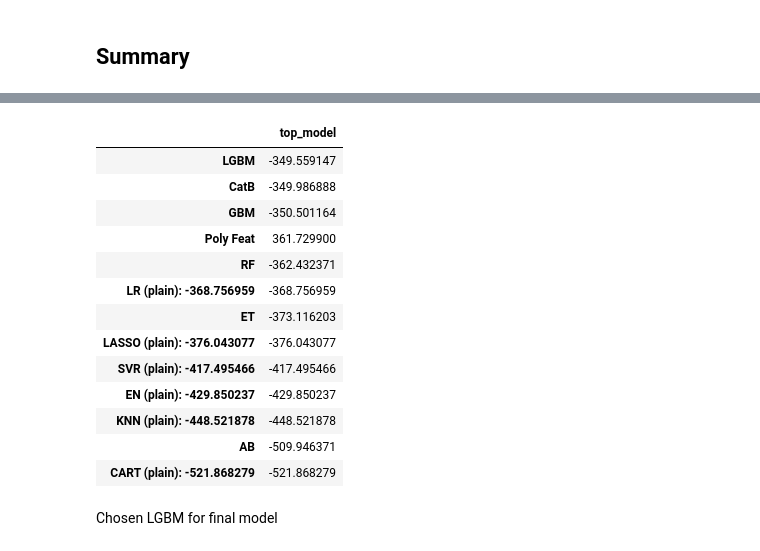
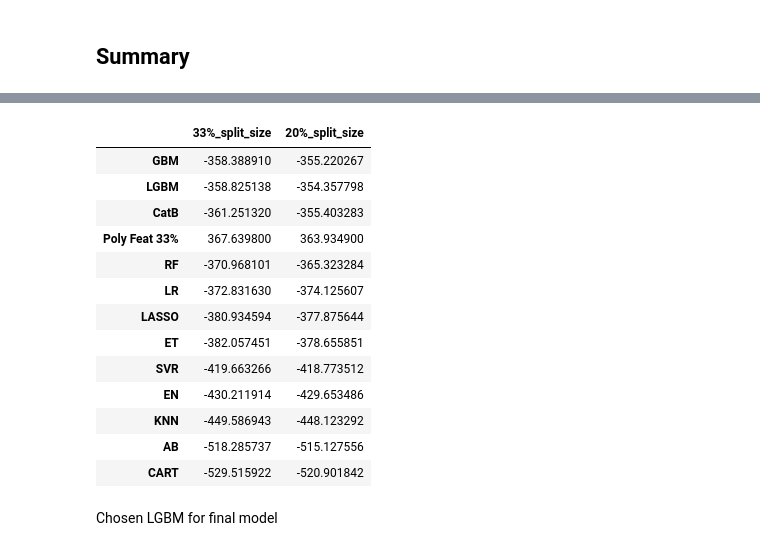
Before and after one commit to mrMichalR/blueberry_yield, a Jupyter notebook: blueberry_yield_prediction.ipynb, the cells around one changed output, grey strips where cells are left out. Saved outputs shown, nothing was run; the diff lists cells and outputs as text; code cells hidden in the pictures.

```diff
--- a/blueberry_yield_prediction.ipynb
+++ b/blueberry_yield_prediction.ipynb
@@ -636,10 +630,12 @@ LGBM: -349.559147 (6.411324)
 # %%
+ensembles1 , ens_results1 = evaluate_model(ensembles, X_train, y_train)
+
 # Compare Algorithms
 fig = plt.figure(figsize=(10,10))
-fig.suptitle('Ensemble Algorithm Comparison (not scaled)')
+fig.suptitle('Ensemble Algorithm Comparison for 33% split')
 ax = fig.add_subplot(111)
-plt.boxplot(results)
+plt.boxplot(ens_results1)
 plt.grid()
-ax.set_xticklabels(names)
+ax.set_xticklabels(ensembles1)
 plt.show()
 # %% [output]
@@ -662,0 +643,3 @@ evaluation_results
+# %%
+eval33 = Merge(eval33, ensembles1)
+eval33
@@ -662,0 +660,11 @@ evaluation_results
+# %%
+ensembles2 , ens_results2 = evaluate_model(ensembles, X_train2, y_train2)
+
+# Compare Algorithms
+fig = plt.figure(figsize=(10,10))
+fig.suptitle('Ensemble Algorithm Comparison for 20% split')
+ax = fig.add_subplot(111)
+plt.boxplot(ens_results2)
+plt.grid()
+ax.set_xticklabels(ensembles2)
+plt.show()
@@ -662,0 +673,3 @@ evaluation_results
+# %%
+eval20 = Merge(eval20, ensembles2)
+eval20
@@ -699,29 +732,40 @@ evaluation_results
 # %%
-keys = list(evaluation_results.keys())
-values = list(evaluation_results.values())
+keys = list(eval33.keys())
+values = list(eval33.values())
 values_abs = []
 for value in values:
   values_abs.append(abs(value))
 sorted_value_index = np.argsort(values_abs)
 sorted_dict = {keys[i]: values[i] for i in sorted_value_index}
 
-top_models = pd.DataFrame.from_dict(sorted_dict, orient='index',columns=['top_model'])
-top_models
+top_models33 = pd.DataFrame.from_dict(sorted_dict, orient='index',columns=['33%_split_size'])
+
+keys2 = list(eval20.keys())
+values2 = list(eval20.values())
+values_abs2 = []
+for value in values2:
+  values_abs2.append(abs(value))
+sorted_value_index2 = np.argsort(values_abs2)
+sorted_dict2 = {keys[i]: values2[i] for i in sorted_value_index2}
+
+top_models20 = pd.DataFrame.from_dict(sorted_dict2, orient='index',columns=['20%_split_size'])
+
+eval = top_models33.join(top_models20)
 # %% [output]
-|  | top_model |
-| LGBM | -349.559147 |
-| CatB | -349.986888 |
-| GBM | -350.501164 |
-| Poly Feat | 361.729900 |
-| RF | -362.432371 |
-| LR (plain): -368.756959 | -368.756959 |
-| ET | -373.116203 |
-| LASSO (plain): -376.043077 | -376.043077 |
-| SVR (plain): -417.495466 | -417.495466 |
-| EN (plain): -429.850237 | -429.850237 |
-| KNN (plain): -448.521878 | -448.521878 |
-| AB | -509.946371 |
-| CART (plain): -521.868279 | -521.868279 |
+|  | 33%_split_size | 20%_split_size |
+| GBM | -358.388910 | -355.220267 |
+| LGBM | -358.825138 | -354.357798 |
+| CatB | -361.251320 | -355.403283 |
+| Poly Feat 33% | 367.639800 | 363.934900 |
+| RF | -370.968101 | -365.323284 |
+| LR | -372.831630 | -374.125607 |
+| LASSO | -380.934594 | -377.875644 |
+| ET | -382.057451 | -378.655851 |
+| SVR | -419.663266 | -418.773512 |
+| EN | -430.211914 | -429.653486 |
+| KNN | -449.586943 | -448.123292 |
+| AB | -518.285737 | -515.127556 |
+| CART | -529.515922 | -520.901842 |
 # %% [markdown]
 Chosen LGBM for final model
 # %% [markdown]
```
Also changed, not shown: parts of 39 cells of this notebook.
